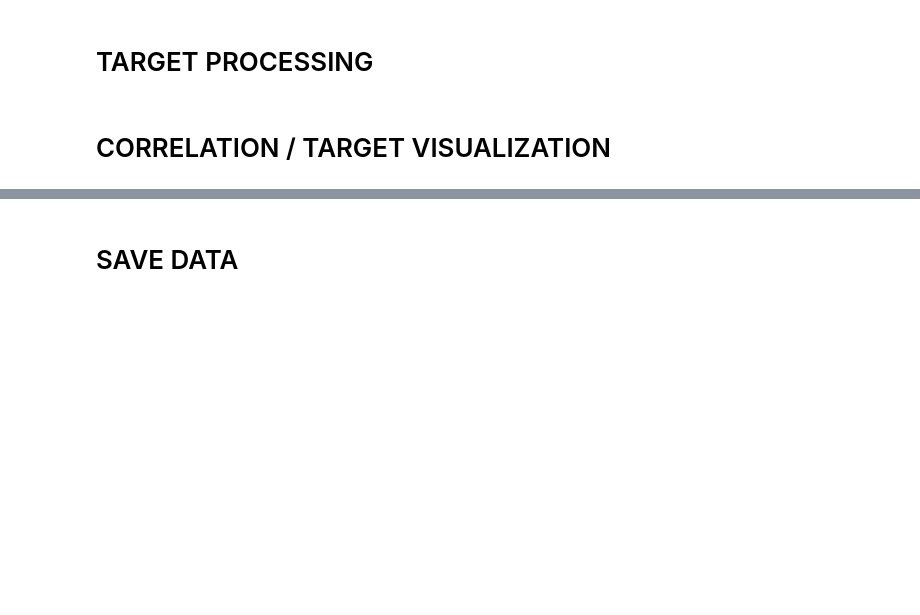
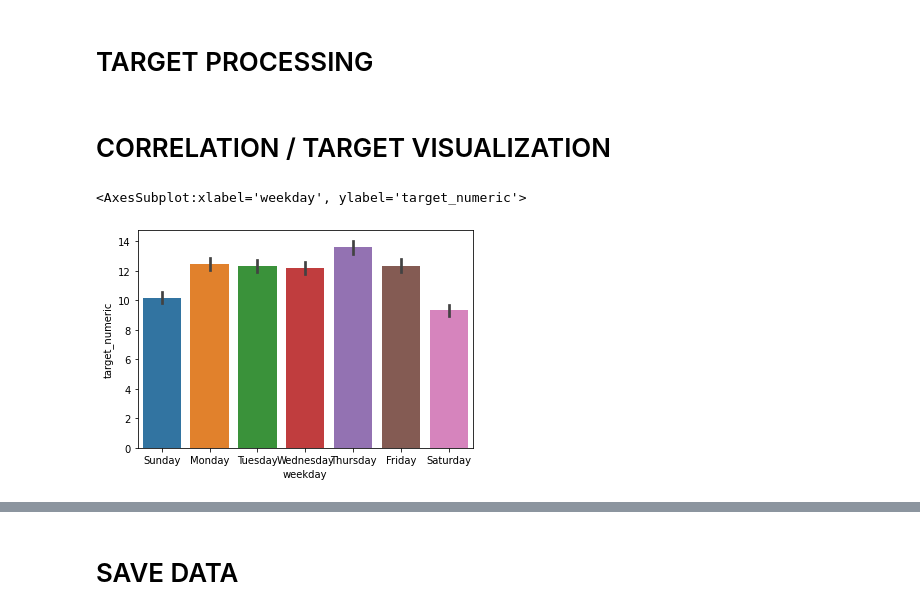
Before and after one commit to Good-Train-Bad-Train/gtbt, a Jupyter notebook: notebooks/marie_cleaning_processing_legs.ipynb, the cells around one changed output, grey strips where cells are left out. Saved outputs shown, nothing was run; the diff lists cells and outputs as text; code cells hidden in the pictures; blank space fills up the shorter version.

```diff
--- a/notebooks/marie_cleaning_processing_legs.ipynb
+++ b/notebooks/marie_cleaning_processing_legs.ipynb
@@ -332,5 +320,8 @@ df['target_numeric'] = np.where(df['target_numeric'] > 120, 120, df['target_nume
 # %% [markdown]
 # CORRELATION / TARGET VISUALIZATION
 # %%
-#sns.barplot(x= df.weekday, y=df.target_numeric)
+sns.barplot(x= df.weekday, y=df.target_numeric)
+# %% [output]
+<AxesSubplot:xlabel='weekday', ylabel='target_numeric'>
+[figure, added]
 # %%
```
Also changed, not shown: parts of 2 cells of this notebook, 4 other files.
